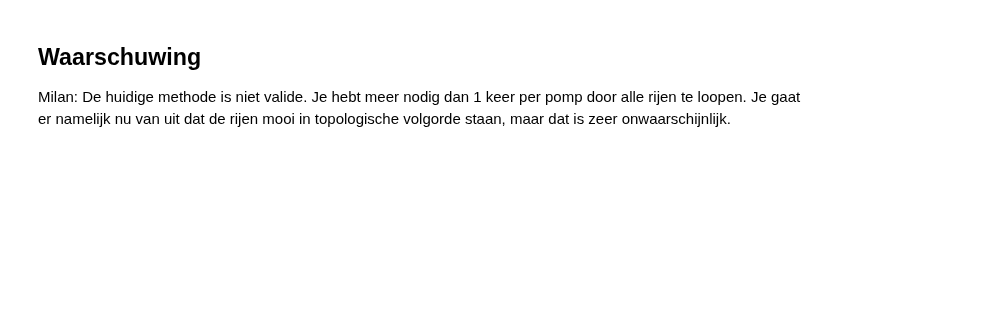
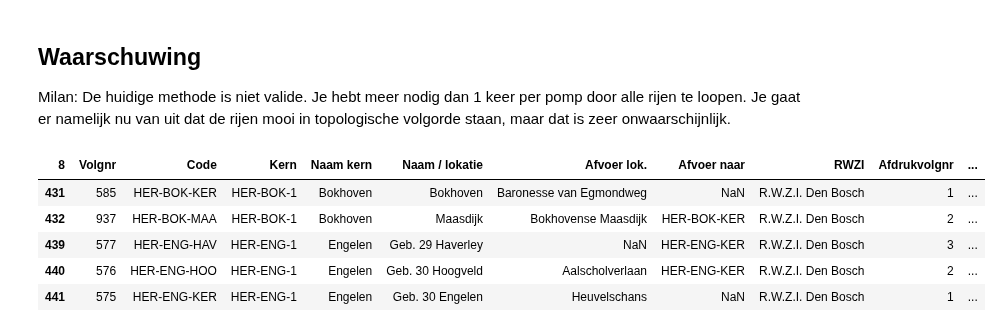
Before and after one commit to Trezorro/waterschap-datachallenge, a Jupyter notebook: Pump system.ipynb, the cells around one changed output. Drawn from its saved outputs; the diff is of its cells as text; code cells hidden in the pictures; blank space fills up the shorter version.

```diff
--- a/Pump system.ipynb
+++ b/Pump system.ipynb
@@ -6,13 +6,21 @@ import pandas as pd
 # %%
 df = pd.read_excel(r'./data/sewer_model/20180717_dump riodat rioleringsdeelgebieden_matched_to_rainfall_locations.xlsx')
 df = df.drop(df.index[0:8])
 df.columns = df.iloc[0]
 df = df.drop(df.index[0])
 df.reset_index(drop= True)
 df1 = df['RWZI']=="R.W.Z.I. Den Bosch"
 df2 = df[df1]
 df2 = df2.drop(columns=['Eigendom', 'Afv cap',  'Begin', 'ONP', 'Type riol st', 'Afv wijze'])
 DenBoschPompen = df2
+df2.head()
+# %% [output]
+| 8 | Volgnr | Code | Kern | Naam kern | Naam / lokatie | Afvoer lok. | Afvoer naar | RWZI | Afdrukvolgnr | ... |
+| 431 | 585 | HER-BOK-KER | HER-BOK-1 | Bokhoven | Bokhoven | Baronesse van Egmondweg | NaN | R.W.Z.I. Den Bosch | 1 | ... |
+| 432 | 937 | HER-BOK-MAA | HER-BOK-1 | Bokhoven | Maasdijk | Bokhovense Maasdijk | HER-BOK-KER | R.W.Z.I. Den Bosch | 2 | ... |
+| 439 | 577 | HER-ENG-HAV | HER-ENG-1 | Engelen | Geb. 29 Haverley | NaN | HER-ENG-KER | R.W.Z.I. Den Bosch | 3 | ... |
+| 440 | 576 | HER-ENG-HOO | HER-ENG-1 | Engelen | Geb. 30 Hoogveld | Aalscholverlaan | HER-ENG-KER | R.W.Z.I. Den Bosch | 2 | ... |
+| 441 | 575 | HER-ENG-KER | HER-ENG-1 | Engelen | Geb. 30 Engelen | Heuvelschans | NaN | R.W.Z.I. Den Bosch | 1 | ... |
 # %%
 DenBoschPompen['Afvoer naar'] = DenBoschPompen['Afvoer naar'].fillna(value= 0)
 DenBoschPompen = DenBoschPompen[DenBoschPompen['Naam / lokatie'] != 'Geb. 31 Treurenburg']
```
Also changed, not shown: 1 other file.
